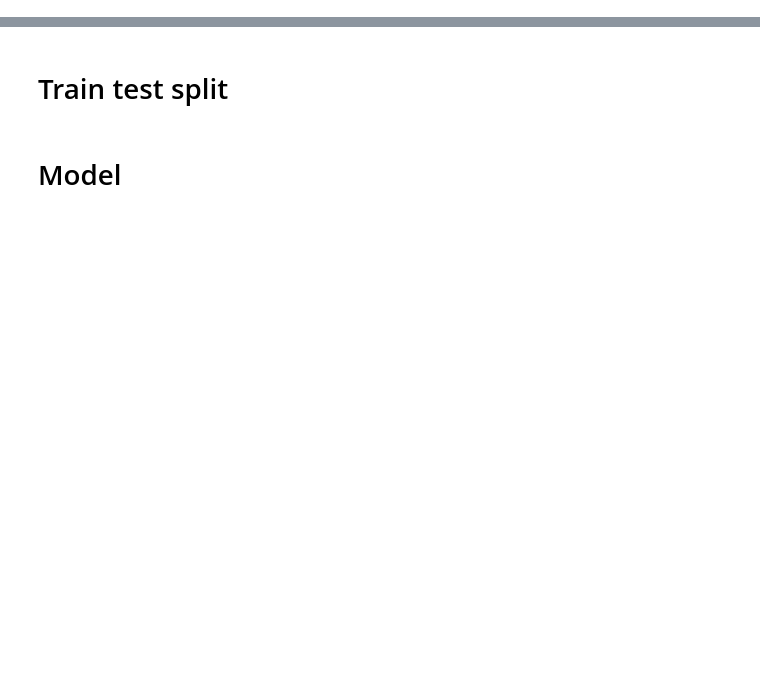
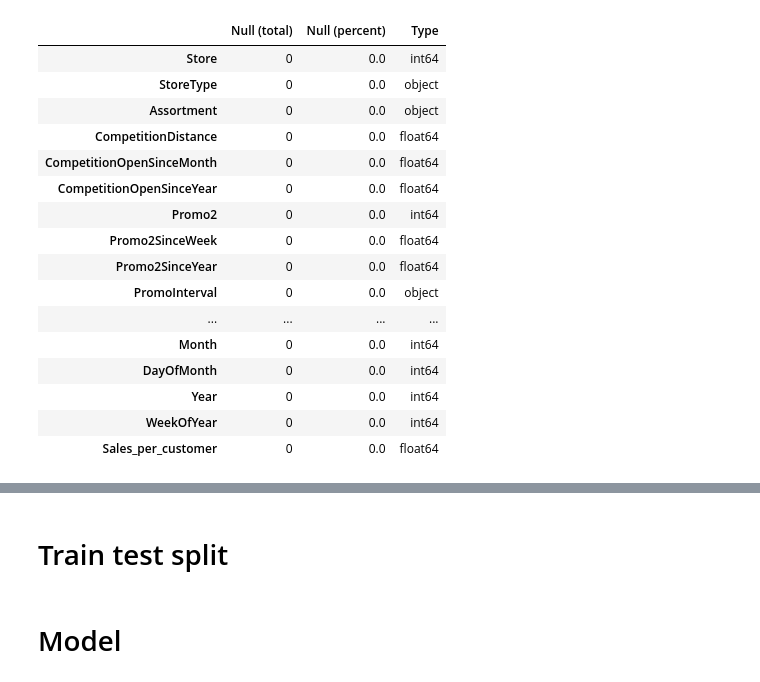
Before and after one commit to wrijupan/Rossmann-DSR-minicomp, a Jupyter notebook: notebooks/05b.ipynb, the cells around one changed output, grey strips where cells are left out. Cells and saved outputs as stored; diff of their text form; code cells hidden in the pictures; blank space fills up the shorter version.

```diff
--- a/notebooks/05b.ipynb
+++ b/notebooks/05b.ipynb
@@ -314,0 +268,20 @@ nonzero_sales[]
+# %%
+missing_report(data_test, pd)
+# %% [output]
+|  | Null (total) | Null (percent) | Type |
+| Store | 0 | 0.0 | int64 |
+| StoreType | 0 | 0.0 | object |
+| Assortment | 0 | 0.0 | object |
+| CompetitionDistance | 0 | 0.0 | float64 |
+| CompetitionOpenSinceMonth | 0 | 0.0 | float64 |
+| CompetitionOpenSinceYear | 0 | 0.0 | float64 |
+| Promo2 | 0 | 0.0 | int64 |
+| Promo2SinceWeek | 0 | 0.0 | float64 |
+| Promo2SinceYear | 0 | 0.0 | float64 |
+| PromoInterval | 0 | 0.0 | object |
+| ... | ... | ... | ... |
+| Month | 0 | 0.0 | int64 |
+| DayOfMonth | 0 | 0.0 | int64 |
+| Year | 0 | 0.0 | int64 |
+| WeekOfYear | 0 | 0.0 | int64 |
+| Sales_per_customer | 0 | 0.0 | float64 |
```
Also changed, not shown: parts of 89 cells of this notebook, 1 other file.
